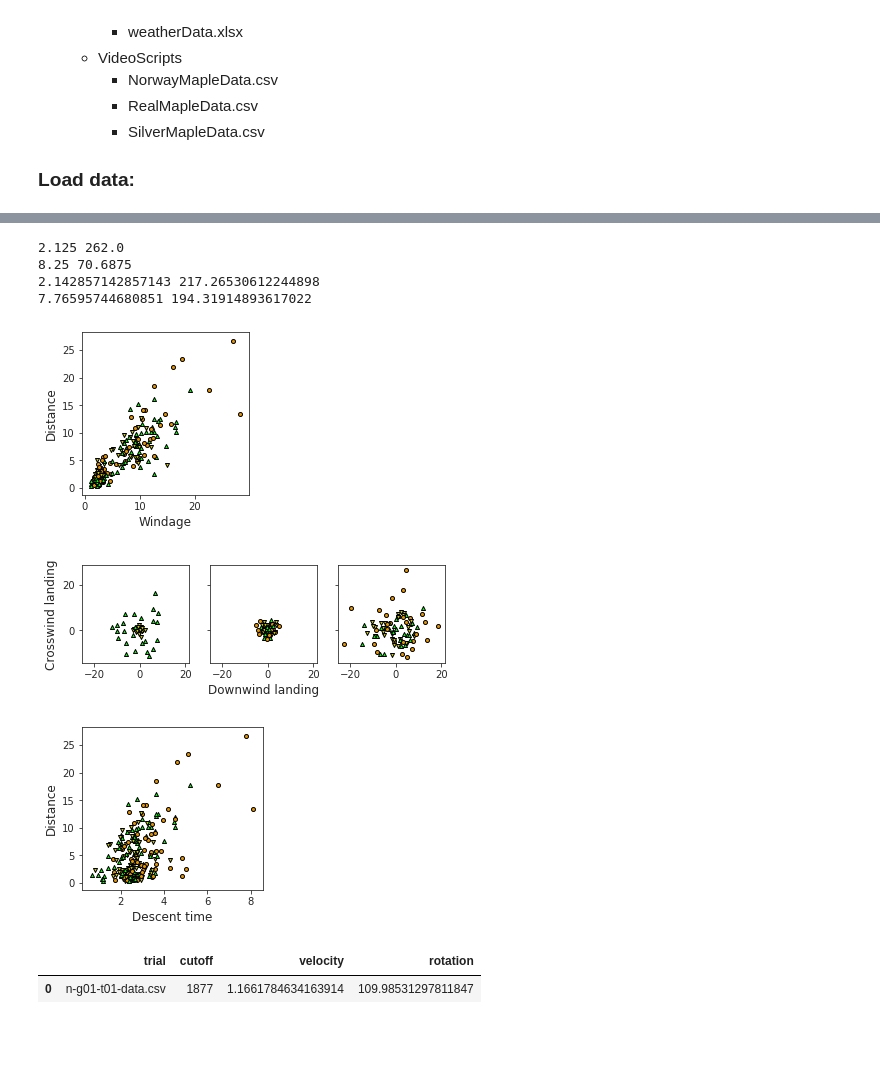
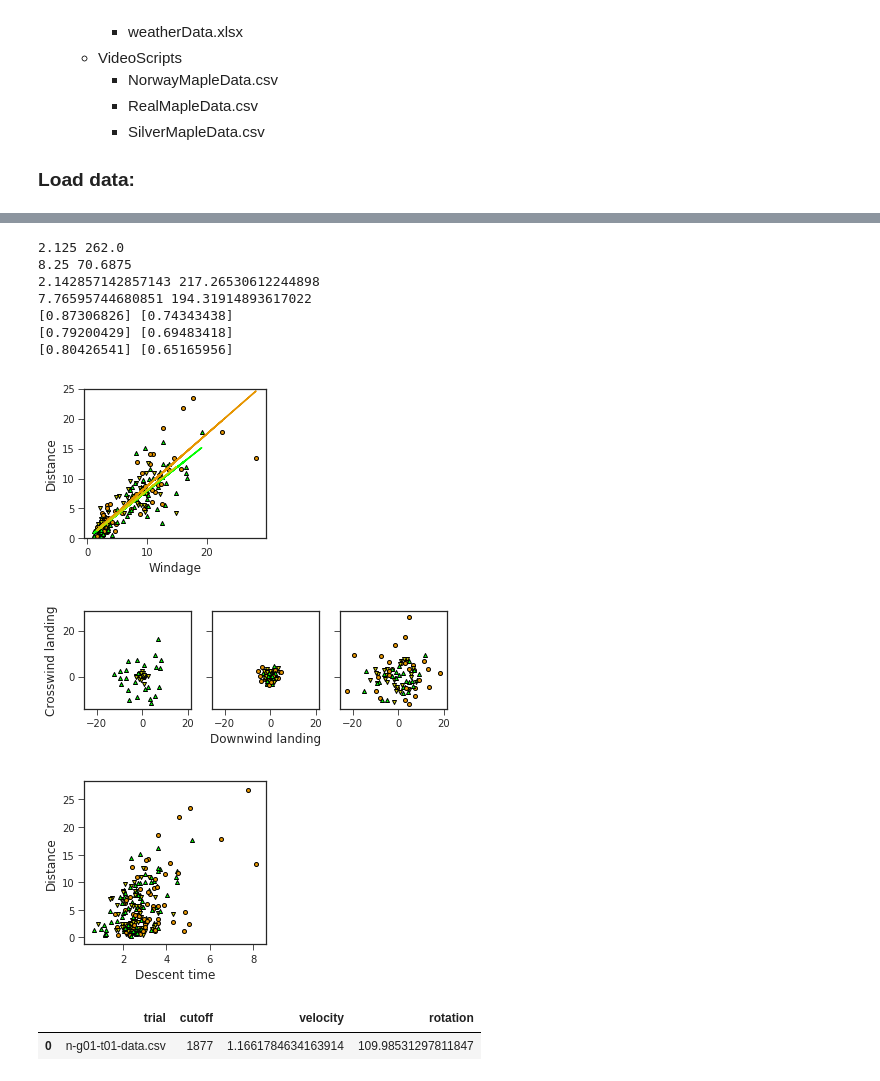
Before and after one commit to RossDynamics/team-samara, a Jupyter notebook: AllDataViz.ipynb, the cells around one changed output, grey strips where cells are left out. Saved outputs shown, nothing was run; the diff lists cells and outputs as text; code cells hidden in the pictures; blank space fills up the shorter version.

```diff
--- a/AllDataViz.ipynb
+++ b/AllDataViz.ipynb
@@ -296,6 +309,13 @@ df_list = [new_df[np.logical_and(new_df['Date']==pd.Timestamp('2017-04-24'), new
 fig, ax = plt.subplots(figsize=(3.25,3))
 fig2, ax2 = plt.subplots(nrows=1, ncols=3, figsize=(6.5,2.8), sharex=True, sharey=True)
 fig3, ax3 = plt.subplots(figsize=(3.25,3))
+
+NTimes = []
+RTimes = []
+STimes = []
+NDists = []
+RDists = []
+SDists = []
 
 for k, (start, stop, dropdata) in enumerate(zip(starttimes, stoptimes,df_list)):
     j = max([1, k])-1
@@ -313,47 +333,70 @@ for k, (start, stop, dropdata) in enumerate(zip(starttimes, stoptimes,df_list)):
             if row.SamaraType == 'N':
                 color = 0.9*np.array([[1,165/255,0]])
                 marker = 'o'
+                RTimes.append(row.Time*WindSpeed)
+                RDists.append(row.Dist)
             elif row.SamaraType == 'NM':
                 color = np.array([[0,1,0]])
                 marker = '^'
+                NTimes.append(row.Time*WindSpeed)
+                NDists.append(row.Dist)
             else:
                 color = np.array([[0.8,0.8,0]])
                 marker = 'v'
+                STimes.append(row.Time*WindSpeed)
+                SDists.append(row.Dist)
             angle = (np.pi+WindAng*np.pi/180-row.Ang)%(2*np.pi)
             ax.scatter(row.Time*WindSpeed, row.Dist*0.0254, marker=marker, edgecolors='k', s=16, c=color)
             ax3.scatter(row.Time, row.Dist*0.0254, marker=marker, edgecolors='k', s=16, c=color)
             ax2[j].scatter(row.Dist*np.cos(angle)*0.0254, row.Dist*np.sin(angle)*0.0254, marker=marker, edgecolors='k', s=16, c=color)
     ax.set_aspect('equal')
     ax2[j].set_aspect('equal')
 
     print(np.mean(temp['Anemometer'].values), np.mean(temp['Wind Vane'].values))
 
+TimeLists = [RTimes, NTimes, STimes]
+DistLists = [RDists, NDists, SDists]
+Colors = [0.9*np.array([1,165/255,0]), np.array([0,1,0]), np.array([0.8,0.8,0])]
+
+for (Times, Dists, color) in zip(TimeLists, DistLists, Colors):
+    x = np.array(Times)
+    x = x.reshape(len(x), 1)
+    y = np.array(Dists)*0.0254
+    m, res = np.linalg.lstsq(x, y, rcond=None)[0:2]
+    ss = np.sum((y-np.mean(y))**2)
+    print(m, 1-res/ss)
+    ax.plot(x, m*x, color=color)
+
 plt.sca(ax)
 plt.xlabel('Windage', fontsize=12)
 plt.ylabel('Distance', fontsize=12)
+plt.ylim([0, 25])
 plt.savefig('windage.eps', transparent=True, bbox_inches='tight')
 plt.savefig('windage.png', dpi=300, transparent=True, bbox_inches='tight')
 
 plt.sca(ax2[1])
 plt.xlabel('Downwind landing', fontsize=12)
 plt.sca(ax2[0])
 plt.ylabel('Crosswind landing', fontsize=12)
 plt.savefig('landing.eps', transparent=True, bbox_inches='tight')
 plt.savefig('landing.png', dpi=300, transparent=True, bbox_inches='tight')
 
 plt.sca(ax3)
 plt.xlabel('Descent time', fontsize=12)
 plt.ylabel('Distance', fontsize=12)
 plt.savefig('time-dist.eps', transparent=True, bbox_inches='tight')
 plt.savefig('time-dist.png', dpi=300, transparent=True, bbox_inches='tight')
 # %% [output]
 2.125 262.0
 8.25 70.6875
 2.142857142857143 217.26530612244898
 7.76595744680851 194.31914893617022
+[0.87306826] [0.74343438]
+[0.79200429] [0.69483418]
+[0.80426541] [0.65165956]
-[figure, old version]
+[figure, new version]
-[figure, old version]
+[figure, new version]
-[figure, old version]
+[figure, new version]
 # %%
 norway_vel[norway_vel['trial']=='n-g01-t01-data.csv']
 # %% [output]
```
Also changed, not shown: parts of 3 cells of this notebook, 12 other files.
